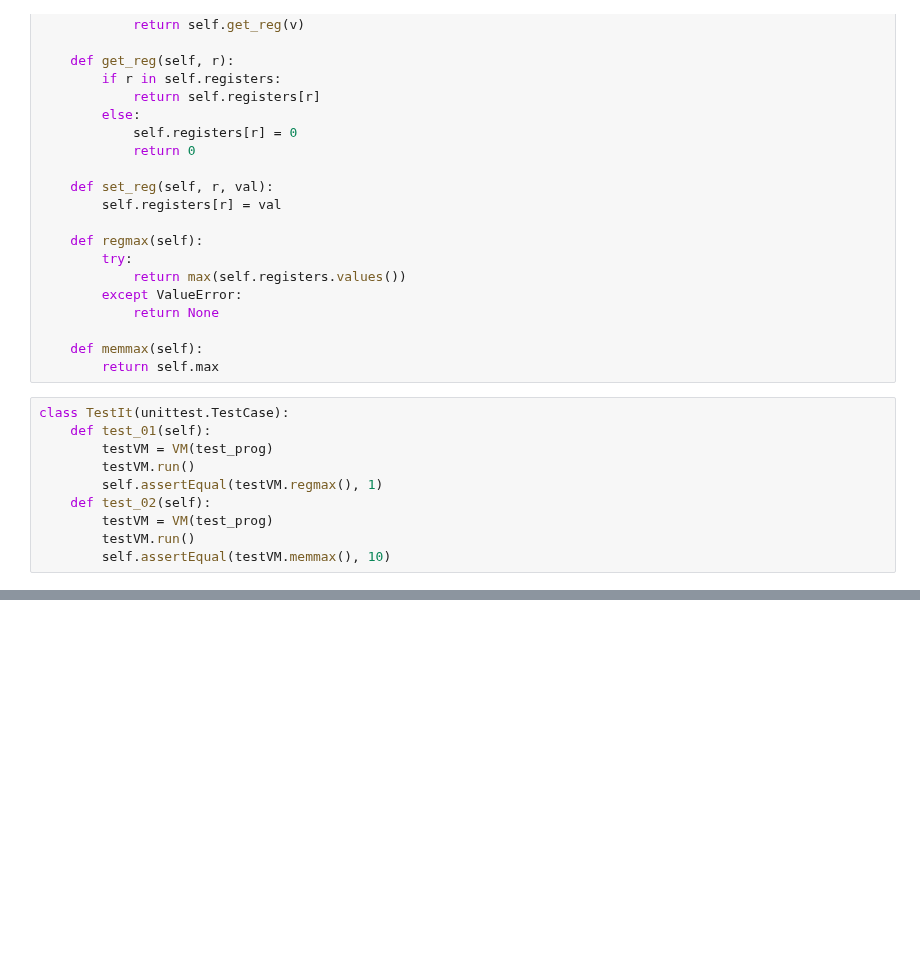
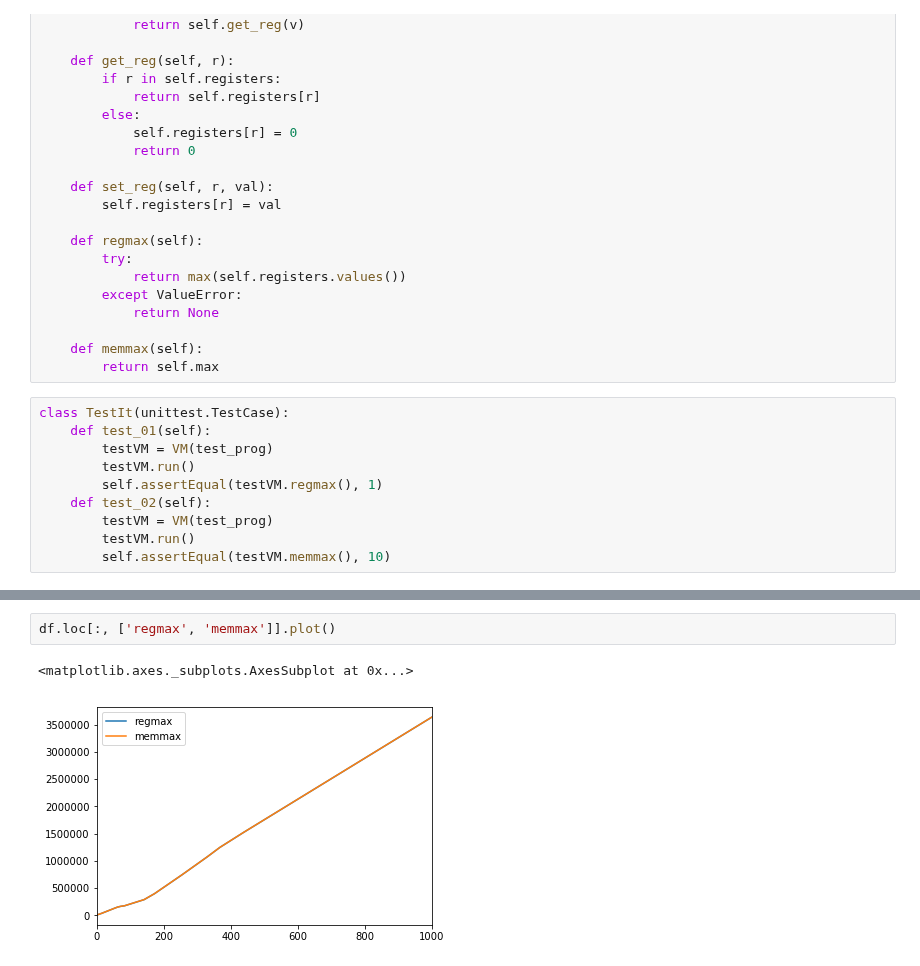
Before and after one commit to MarkNOakden/AdventOfCode, a Jupyter notebook: 17/08/day08.ipynb, the cells around one changed output, grey strips where cells are left out. Drawn from its saved outputs; the diff is of its cells as text; blank space fills up the shorter version.

```diff
--- a/17/08/day08.ipynb
+++ b/17/08/day08.ipynb
@@ -105,0 +122,5 @@ part 2 answer 7037
+# %%
+df.loc[:, ['regmax', 'memmax']].plot()
+# %% [output]
+<matplotlib.axes._subplots.AxesSubplot at 0x...>
+[figure, added]
```
Also changed, not shown: parts of 5 cells of this notebook.
